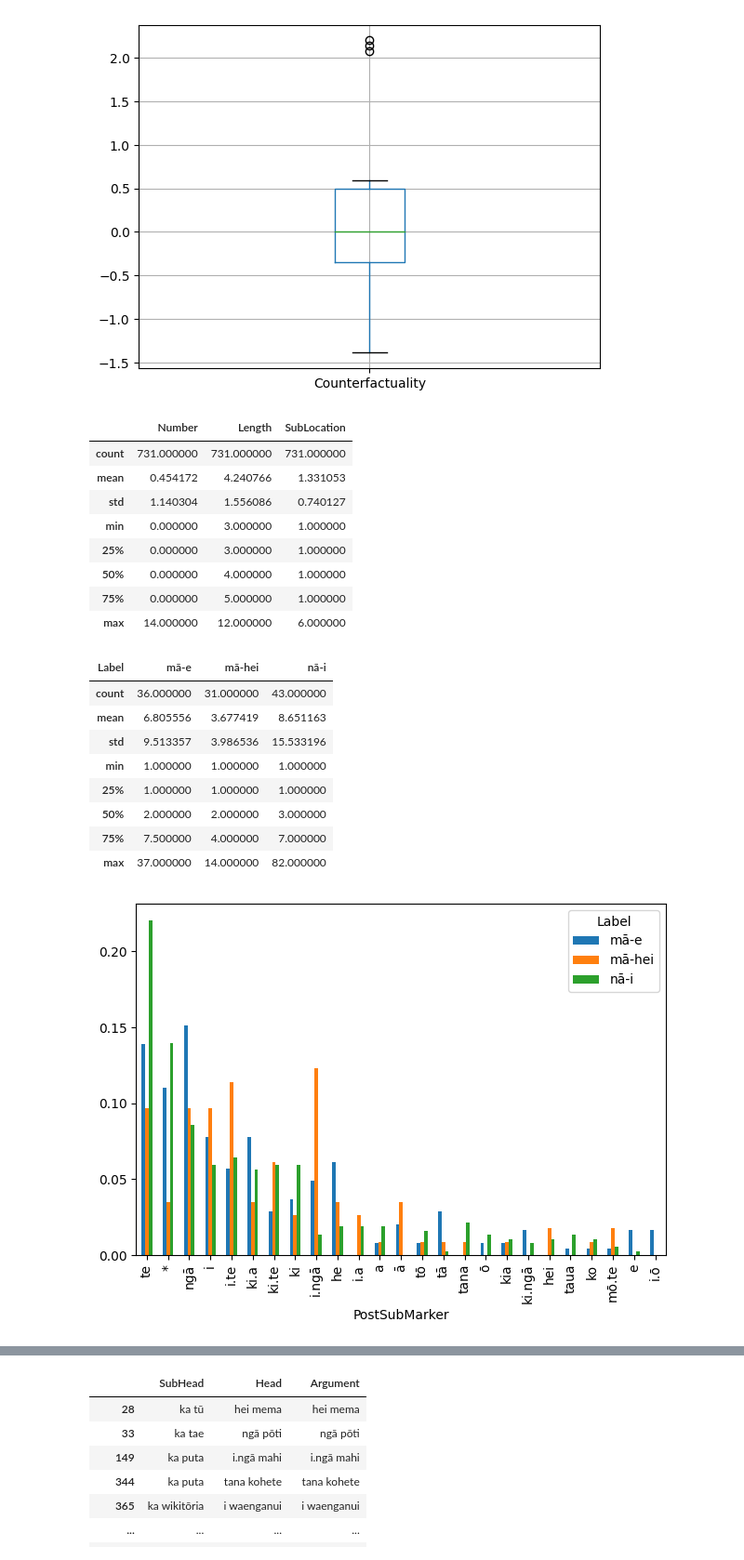
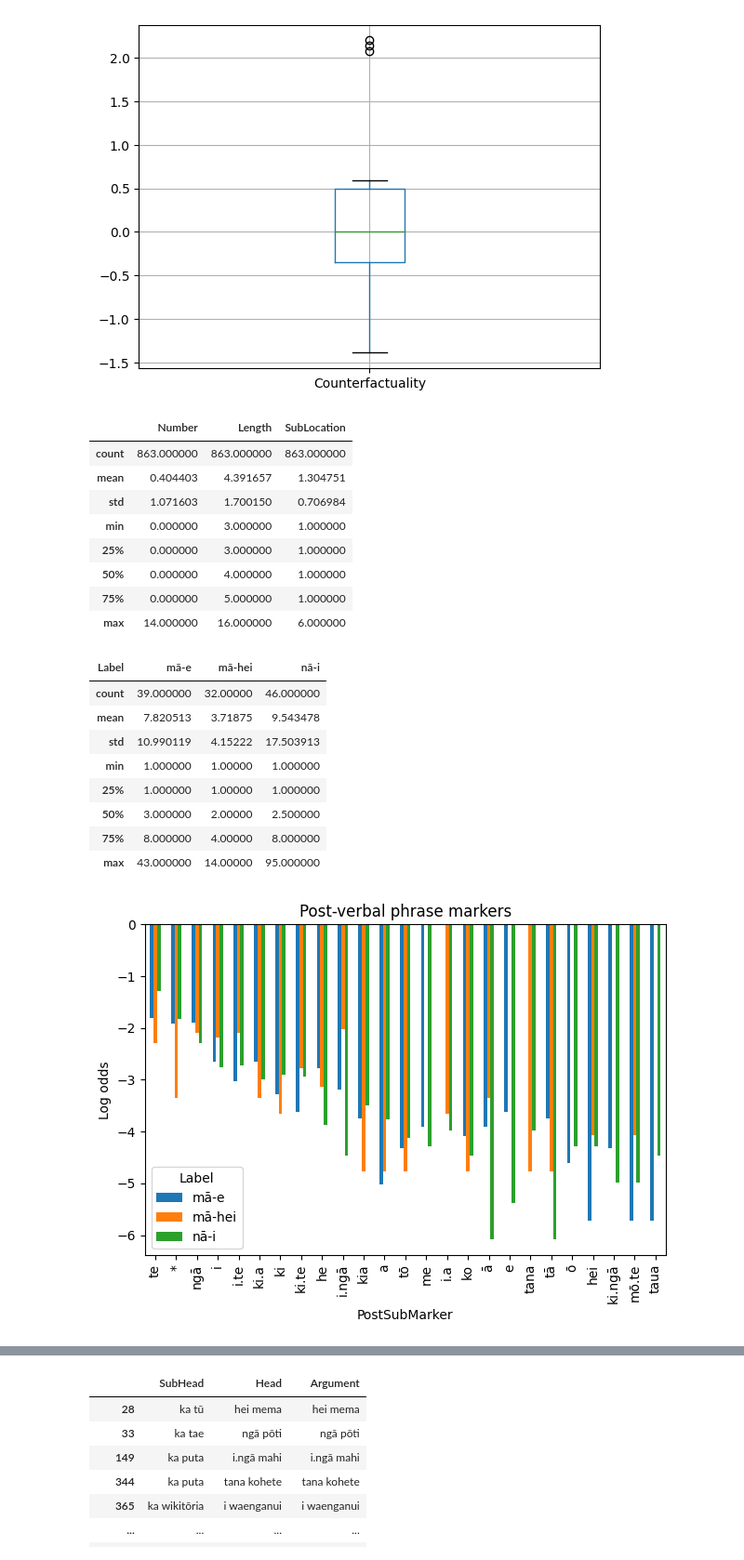
Before and after one commit to connor-taylorbrown/trm-parser, a Jupyter notebook: constructions.ipynb, the cells around one changed output, grey strips where cells are left out. Shown at 93% size. Saved outputs shown, nothing was run; the diff lists cells and outputs as text; code cells hidden in the pictures.

```diff
--- a/constructions.ipynb
+++ b/constructions.ipynb
@@ -700,7 +700,7 @@ def structure(head: str, subordinate: str, filter):
     q_sequence['NextMarker'] = q_sequence['Next'].apply(read_marker)
     q_sequence['Label'] = f'{head}-{subordinate}'
 
-    return q_sequence.sort_values('Length').drop_duplicates(['ID', 'Head', 'Next']).set_index(['ID', 'Number'])
+    return q_sequence.sort_values('Length', ascending=False).drop_duplicates(['ID', 'Head', 'Next']).set_index(['ID', 'Number'])
 
 
 dedup = structure('mā', 'hei', filter=lambda x, sub: count_bases(containing_marker(x, sub)) == 1)
@@ -1077,28 +1105,31 @@ post_subordinate['PostSubMarker'] = post_subordinate['PostSub'].apply(read_marke
 post_subordinate.describe()
 # %% [output]
 |  | Number | Length | SubLocation |
-| count | 731.000000 | 731.000000 | 731.000000 |
-| mean | 0.454172 | 4.240766 | 1.331053 |
-| std | 1.140304 | 1.556086 | 0.740127 |
+| count | 863.000000 | 863.000000 | 863.000000 |
+| mean | 0.404403 | 4.391657 | 1.304751 |
+| std | 1.071603 | 1.700150 | 0.706984 |
 | min | 0.000000 | 3.000000 | 1.000000 |
 | 25% | 0.000000 | 3.000000 | 1.000000 |
 | 50% | 0.000000 | 4.000000 | 1.000000 |
 | 75% | 0.000000 | 5.000000 | 1.000000 |
-| max | 14.000000 | 12.000000 | 6.000000 |
+| max | 14.000000 | 16.000000 | 6.000000 |
 # %%
 ae_study = post_subordinate.pivot_table(index='PostSubMarker', columns='Label', values='Sequence', aggfunc='count')
 display(ae_study.describe())
 
-ae_study.div(ae_study.sum(axis=0), axis=1).sort_index(key=ae_study.sum(1).get, ascending=False)[:25].plot.bar()
+p = ae_study.div(ae_study.sum(axis=0), axis=1)
+np.log(p / (1-p)).sort_index(key=ae_study.sum(1).get, ascending=False)[:25].plot.bar()
+plt.title('Post-verbal phrase markers')
+plt.ylabel('Log odds')
 plt.tight_layout()
 # %% [output]
 | Label | mā-e | mā-hei | nā-i |
-| count | 36.000000 | 31.000000 | 43.000000 |
-| mean | 6.805556 | 3.677419 | 8.651163 |
-| std | 9.513357 | 3.986536 | 15.533196 |
-| min | 1.000000 | 1.000000 | 1.000000 |
-| 25% | 1.000000 | 1.000000 | 1.000000 |
-| 50% | 2.000000 | 2.000000 | 3.000000 |
-| 75% | 7.500000 | 4.000000 | 7.000000 |
-| max | 37.000000 | 14.000000 | 82.000000 |
+| count | 39.000000 | 32.00000 | 46.000000 |
+| mean | 7.820513 | 3.71875 | 9.543478 |
+| std | 10.990119 | 4.15222 | 17.503913 |
+| min | 1.000000 | 1.00000 | 1.000000 |
+| 25% | 1.000000 | 1.00000 | 1.000000 |
+| 50% | 3.000000 | 2.00000 | 2.500000 |
+| 75% | 8.000000 | 4.00000 | 8.000000 |
+| max | 43.000000 | 14.00000 | 95.000000 |
-[figure, old version]
+[figure, new version]
```
Also changed, not shown: parts of 48 cells of this notebook, 57 other files.
